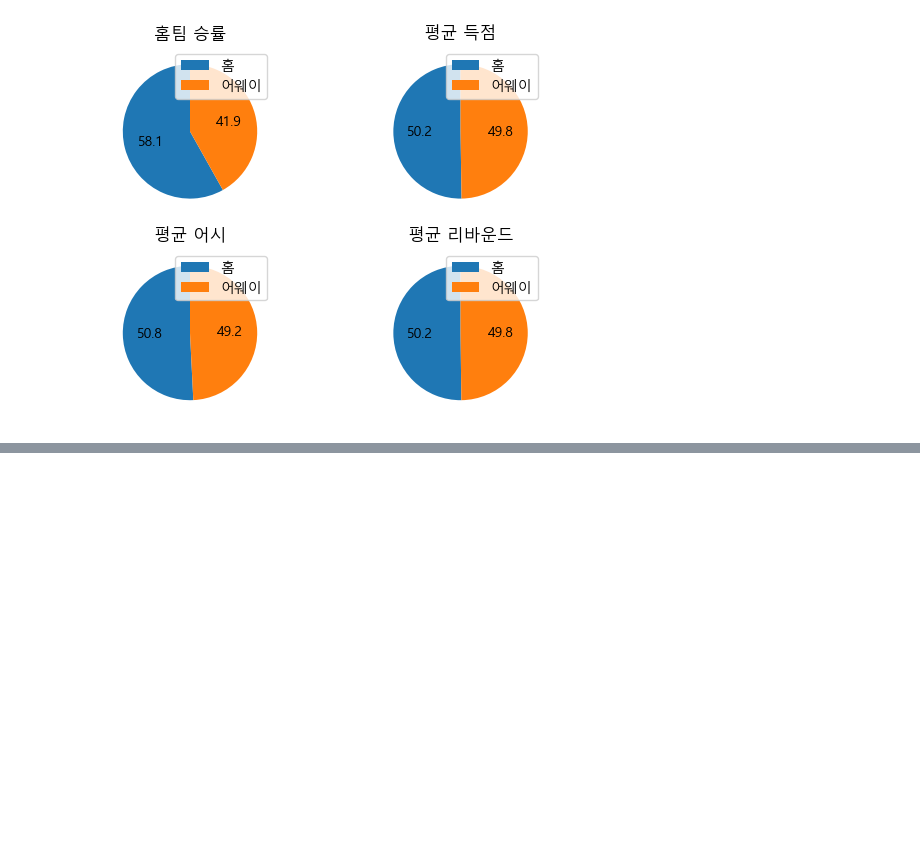
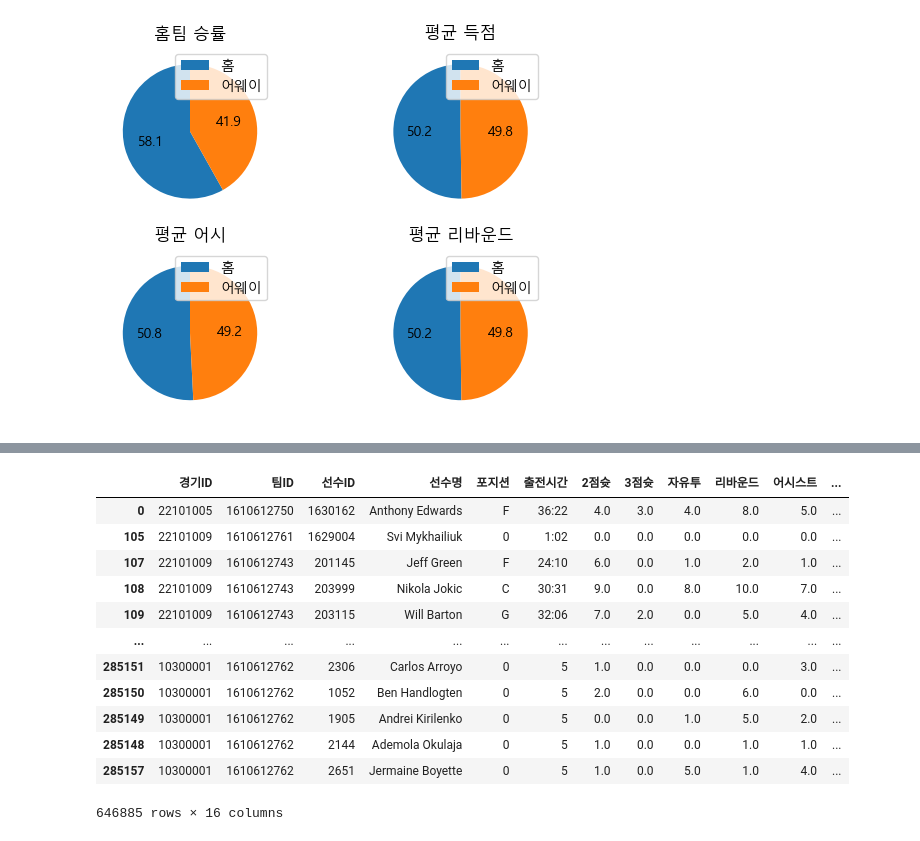
Before and after one commit to JeongUngKim/streamlit_project, a Jupyter notebook: data_analysis.ipynb, the cells around one changed output, grey strips where cells are left out. Drawn from its saved outputs; the diff is of its cells as text; code cells hidden in the pictures; blank space fills up the shorter version.

```diff
--- a/data_analysis.ipynb
+++ b/data_analysis.ipynb
@@ -465,0 +611,18 @@ int(df_games['경기ID'].count())
+# %%
+df_games_detail=pd.merge(df_games_detail,df_games).loc[:,:'경기날짜'].sort_values('경기날짜',ascending=False)
+# %%
+df_games_detail
+# %% [output]
+|  | 경기ID | 팀ID | 선수ID | 선수명 | 포지션 | 출전시간 | 2점슛 | 3점슛 | 자유투 | 리바운드 | 어시스트 | ... |
+| 0 | 22101005 | 1610612750 | 1630162 | Anthony Edwards | F | 36:22 | 4.0 | 3.0 | 4.0 | 8.0 | 5.0 | ... |
+| 105 | 22101009 | 1610612761 | 1629004 | Svi Mykhailiuk | 0 | 1:02 | 0.0 | 0.0 | 0.0 | 0.0 | 0.0 | ... |
+| 107 | 22101009 | 1610612743 | 201145 | Jeff Green | F | 24:10 | 6.0 | 0.0 | 1.0 | 2.0 | 1.0 | ... |
+| 108 | 22101009 | 1610612743 | 203999 | Nikola Jokic | C | 30:31 | 9.0 | 0.0 | 8.0 | 10.0 | 7.0 | ... |
+| 109 | 22101009 | 1610612743 | 203115 | Will Barton | G | 32:06 | 7.0 | 2.0 | 0.0 | 5.0 | 4.0 | ... |
+| ... | ... | ... | ... | ... | ... | ... | ... | ... | ... | ... | ... | ... |
+| 285151 | 10300001 | 1610612762 | 2306 | Carlos Arroyo | 0 | 5 | 1.0 | 0.0 | 0.0 | 0.0 | 3.0 | ... |
+| 285150 | 10300001 | 1610612762 | 1052 | Ben Handlogten | 0 | 5 | 2.0 | 0.0 | 0.0 | 6.0 | 0.0 | ... |
+| 285149 | 10300001 | 1610612762 | 1905 | Andrei Kirilenko | 0 | 5 | 0.0 | 0.0 | 1.0 | 5.0 | 2.0 | ... |
+| 285148 | 10300001 | 1610612762 | 2144 | Ademola Okulaja | 0 | 5 | 1.0 | 0.0 | 0.0 | 1.0 | 1.0 | ... |
+| 285157 | 10300001 | 1610612762 | 2651 | Jermaine Boyette | 0 | 5 | 1.0 | 0.0 | 5.0 | 1.0 | 4.0 | ... |
+646885 rows × 16 columns
```
Also changed, not shown: parts of 40 cells of this notebook, 4 other files.
